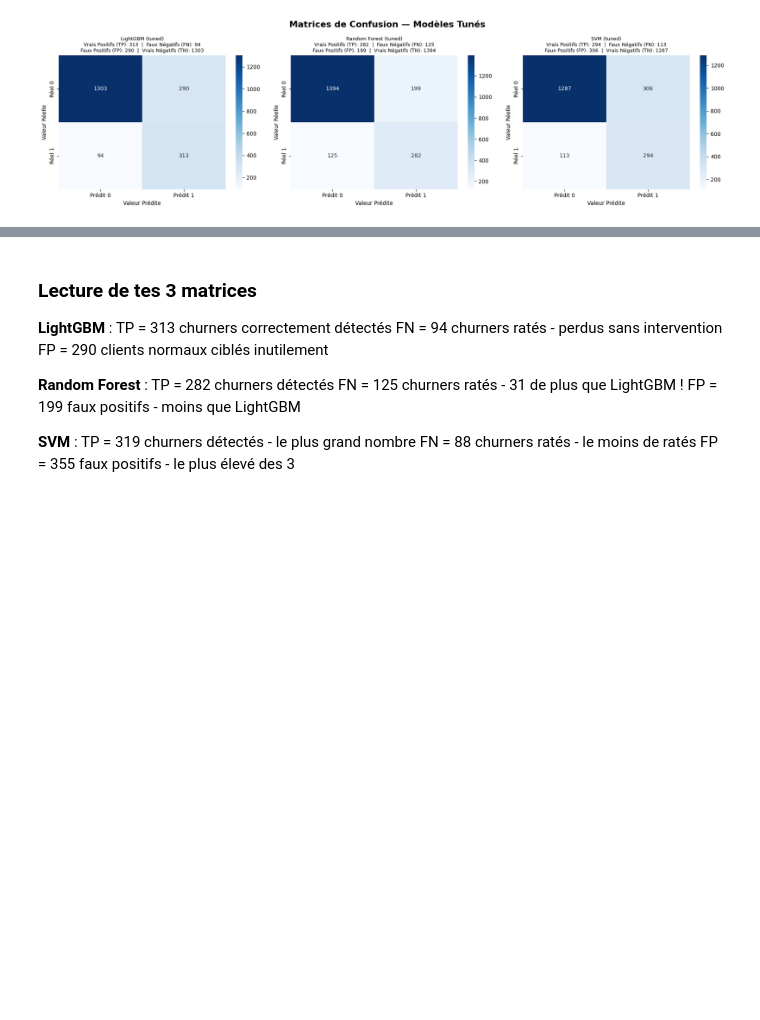
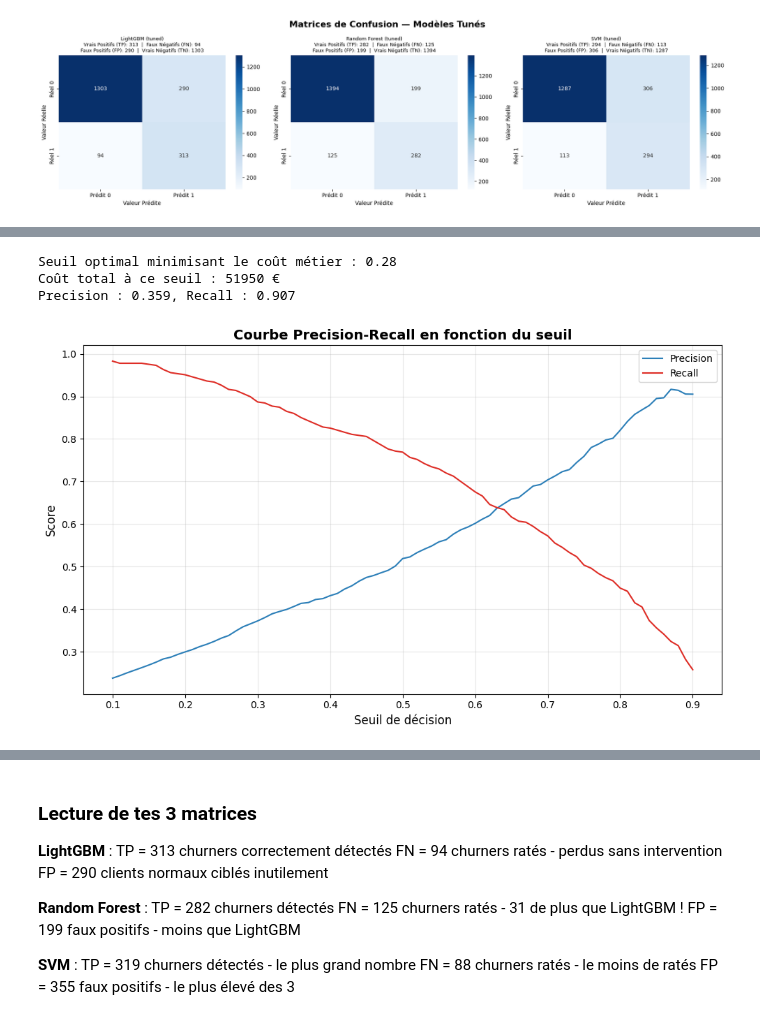
Before and after one commit to EddieZIDA/churn-prediction, a Jupyter notebook: notebooks/03_modeling.ipynb, the cells around one changed output, grey strips where cells are left out. Cells and saved outputs as stored; diff of their text form; code cells hidden in the pictures; blank space fills up the shorter version.

```diff
--- a/notebooks/03_modeling.ipynb
+++ b/notebooks/03_modeling.ipynb
@@ -373,0 +380,38 @@ plt.show()
+# %%
+# Optimisation du seuil de décision pour LightGBM
+Path("results/figures").mkdir(parents=True, exist_ok=True)
+y_proba = lgbm_search.best_estimator_.predict_proba(X_test)[:, 1]
+thresholds = np.arange(0.1, 0.91, 0.01)
+precision_scores = []
+recall_scores = []
+total_costs = []
+for thr in thresholds:
+    y_pred_thr = (y_proba >= thr).astype(int)
+    tn, fp, fn, tp = confusion_matrix(y_test, y_pred_thr).ravel()
+    precision_scores.append(precision_score(y_test, y_pred_thr, zero_division=0))
+    recall_scores.append(recall_score(y_test, y_pred_thr, zero_division=0))
+    total_costs.append(fp * 50 + fn * 500)
+
+best_idx = int(np.argmin(total_costs))
+best_threshold = thresholds[best_idx]
+best_cost = total_costs[best_idx]
+print(f"Seuil optimal minimisant le coût métier : {best_threshold:.2f}")
+print(f"Coût total à ce seuil : {best_cost:.0f} €")
+print(f"Precision : {precision_scores[best_idx]:.3f}, Recall : {recall_scores[best_idx]:.3f}")
+
+fig, ax = plt.subplots(figsize=(10, 6))
+ax.plot(thresholds, precision_scores, label="Precision", color="#2c7fb8")
+ax.plot(thresholds, recall_scores, label="Recall", color="#de2d26")
+ax.set_xlabel("Seuil de décision", fontsize=12)
+ax.set_ylabel("Score", fontsize=12)
+ax.set_title("Courbe Precision-Recall en fonction du seuil", fontsize=14, fontweight="bold")
+ax.legend(loc="best")
+ax.grid(alpha=0.3)
+plt.tight_layout()
+plt.savefig(Path("results/figures/decision_threshold_precision_recall.png"), dpi=300, bbox_inches="tight")
+plt.show()
+# %% [output]
+Seuil optimal minimisant le coût métier : 0.28
+Coût total à ce seuil : 51950 €
+Precision : 0.359, Recall : 0.907
+[figure, added]
```
Also changed, not shown: parts of 11 cells of this notebook, 17 other files.
